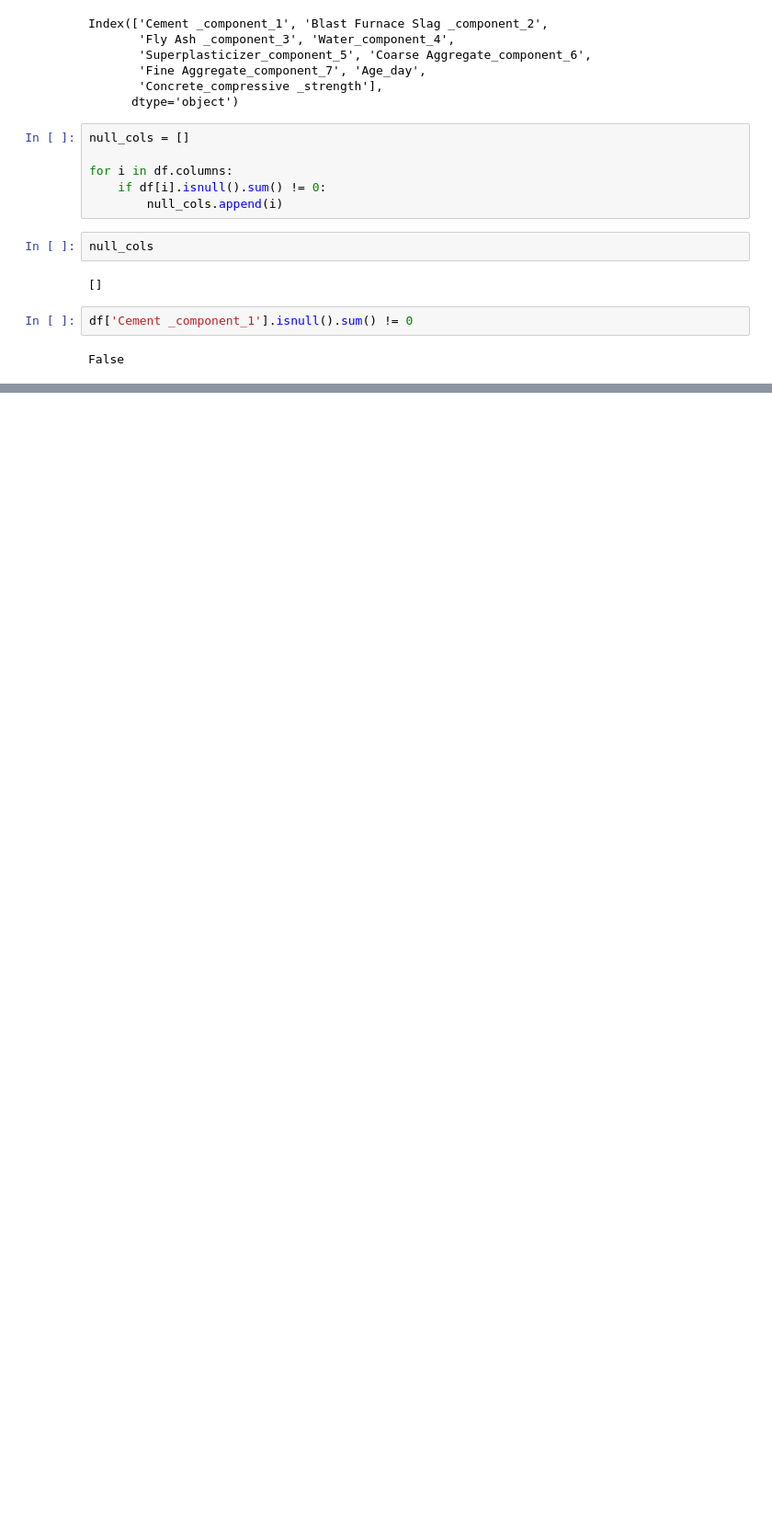
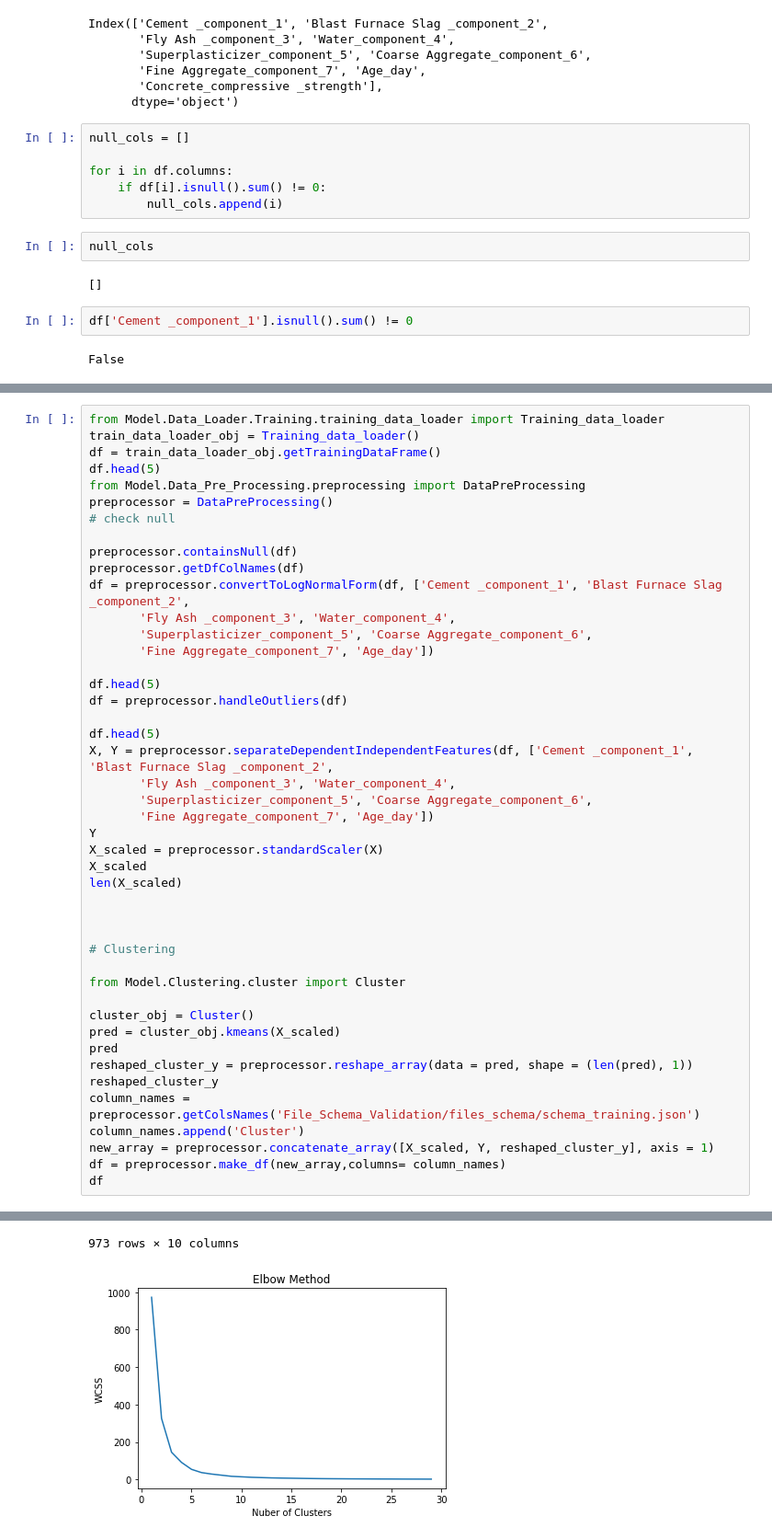
Before and after one commit to ghimanshu98/CementStrengthPredicition, a Jupyter notebook: temp.ipynb, the cells around one changed output, grey strips where cells are left out. Shown: that part at 92% size. Cells and saved outputs as stored; diff of their text form; blank space fills up the shorter version.

```diff
--- a/temp.ipynb
+++ b/temp.ipynb
@@ -391,0 +538,46 @@ train_data_loader_obj = Training_data_loader()
+# %%
+from Model.Data_Loader.Training.training_data_loader import Training_data_loader
+train_data_loader_obj = Training_data_loader()
+df = train_data_loader_obj.getTrainingDataFrame()
+df.head(5)
+from Model.Data_Pre_Processing.preprocessing import DataPreProcessing
+preprocessor = DataPreProcessing()
+# check null
+
+preprocessor.containsNull(df)
+preprocessor.getDfColNames(df)
+df = preprocessor.convertToLogNormalForm(df, ['Cement _component_1', 'Blast Furnace Slag _component_2',
+       'Fly Ash _component_3', 'Water_component_4',
+       'Superplasticizer_component_5', 'Coarse Aggregate_component_6',
+       'Fine Aggregate_component_7', 'Age_day'])
+
+df.head(5)
+df = preprocessor.handleOutliers(df)
+
+df.head(5)
+X, Y = preprocessor.separateDependentIndependentFeatures(df, ['Cement _component_1', 'Blast Furnace Slag _component_2',
+       'Fly Ash _component_3', 'Water_component_4',
+       'Superplasticizer_component_5', 'Coarse Aggregate_component_6',
+       'Fine Aggregate_component_7', 'Age_day'])
+Y
+X_scaled = preprocessor.standardScaler(X)
+X_scaled
+len(X_scaled)
+
+
+
+# Clustering
+
+from Model.Clustering.cluster import Cluster
+
+cluster_obj = Cluster()
+pred = cluster_obj.kmeans(X_scaled)
+pred
+reshaped_cluster_y = preprocessor.reshape_array(data = pred, shape = (len(pred), 1))
+reshaped_cluster_y
+column_names = preprocessor.getColsNames('File_Schema_Validation/files_schema/schema_training.json')
+column_names.append('Cluster')
+new_array = preprocessor.concatenate_array([X_scaled, Y, reshaped_cluster_y], axis = 1)
+df = preprocessor.make_df(new_array,columns= column_names)
+df
+# %% [output]
@@ -392 +596,3 @@ train_data_loader_obj = Training_data_loader()
+973 rows × 10 columns
+[figure, added]
 # %%
```
Also changed, not shown: parts of 38 cells of this notebook, 12 other files.
